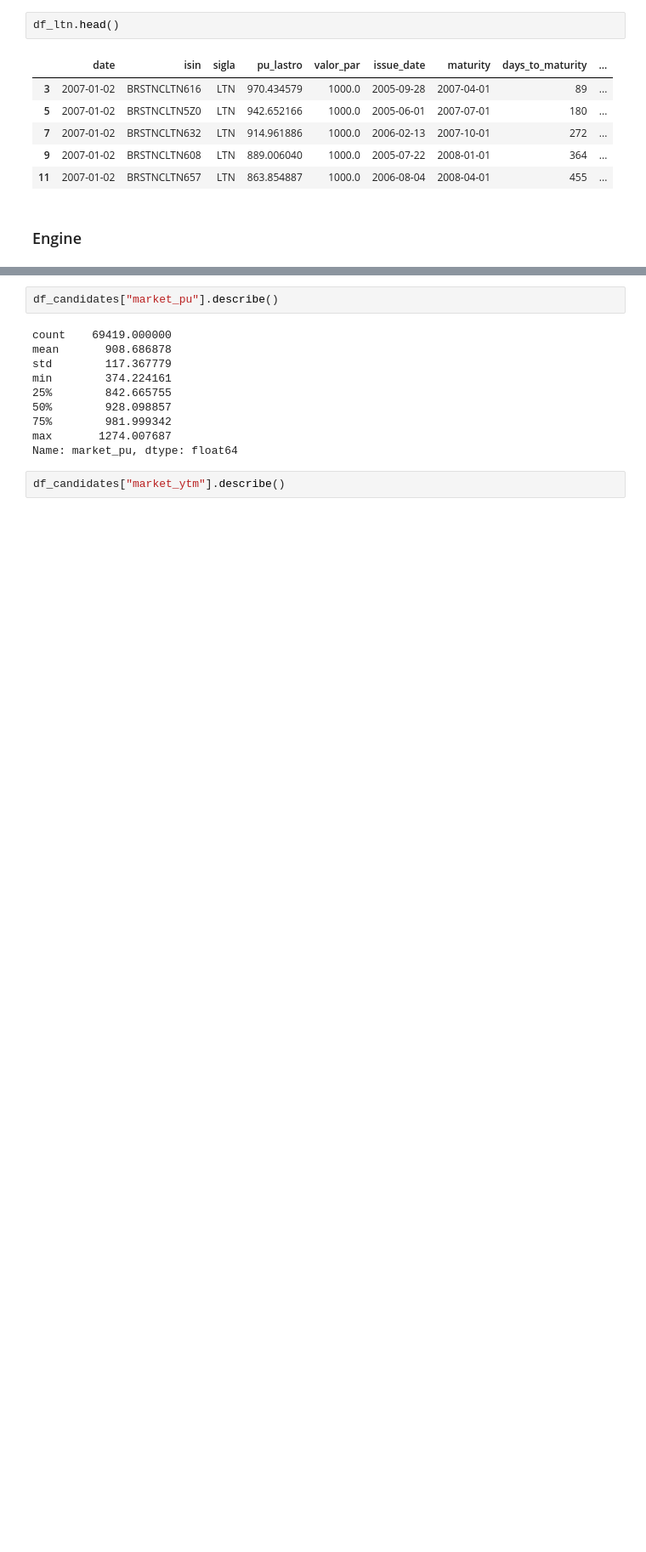
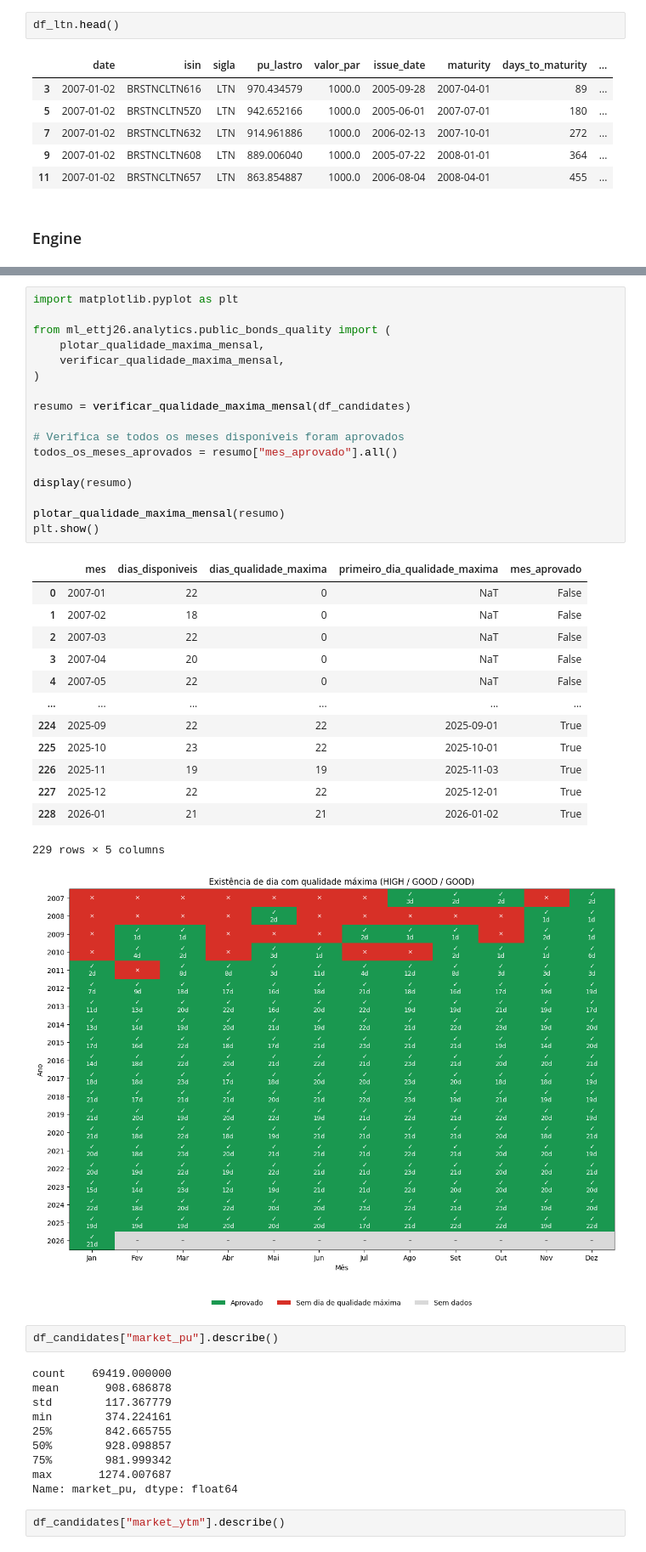
Before and after one commit to JuanRocha01/ML-ETTJ26, a Jupyter notebook: study/mart_tratement.ipynb, the cells around one changed output, grey strips where cells are left out. Shown at 85% size. Drawn from its saved outputs; the diff is of its cells as text; blank space fills up the shorter version.

Commit message:
Daily data quality for hyperparameter optimizition as Flipovic

```diff
--- a/study/mart_tratement.ipynb
+++ b/study/mart_tratement.ipynb
@@ -181,3 +181,35 @@ df_candidates[df_candidates["ref_date"] == date(2018, 7, 6)]
+# %%
+import matplotlib.pyplot as plt
+
+from ml_ettj26.analytics.public_bonds_quality import (
+    plotar_qualidade_maxima_mensal,
+    verificar_qualidade_maxima_mensal,
+)
+
+resumo = verificar_qualidade_maxima_mensal(df_candidates)
+
+# Verifica se todos os meses disponíveis foram aprovados
+todos_os_meses_aprovados = resumo["mes_aprovado"].all()
+
+display(resumo)
+
+plotar_qualidade_maxima_mensal(resumo)
+plt.show()
+# %% [output]
+|  | mes | dias_disponiveis | dias_qualidade_maxima | primeiro_dia_qualidade_maxima | mes_aprovado |
+| 0 | 2007-01 | 22 | 0 | NaT | False |
+| 1 | 2007-02 | 18 | 0 | NaT | False |
+| 2 | 2007-03 | 22 | 0 | NaT | False |
+| 3 | 2007-04 | 20 | 0 | NaT | False |
+| 4 | 2007-05 | 22 | 0 | NaT | False |
+| ... | ... | ... | ... | ... | ... |
+| 224 | 2025-09 | 22 | 22 | 2025-09-01 | True |
+| 225 | 2025-10 | 23 | 22 | 2025-10-01 | True |
+| 226 | 2025-11 | 19 | 19 | 2025-11-03 | True |
+| 227 | 2025-12 | 22 | 22 | 2025-12-01 | True |
+| 228 | 2026-01 | 21 | 21 | 2026-01-02 | True |
+229 rows × 5 columns
+[figure, added]
 # %%
 df_candidates["market_pu"].describe()
 # %% [output]
```
Also changed, not shown: parts of 4 cells of this notebook, 11 other files.
